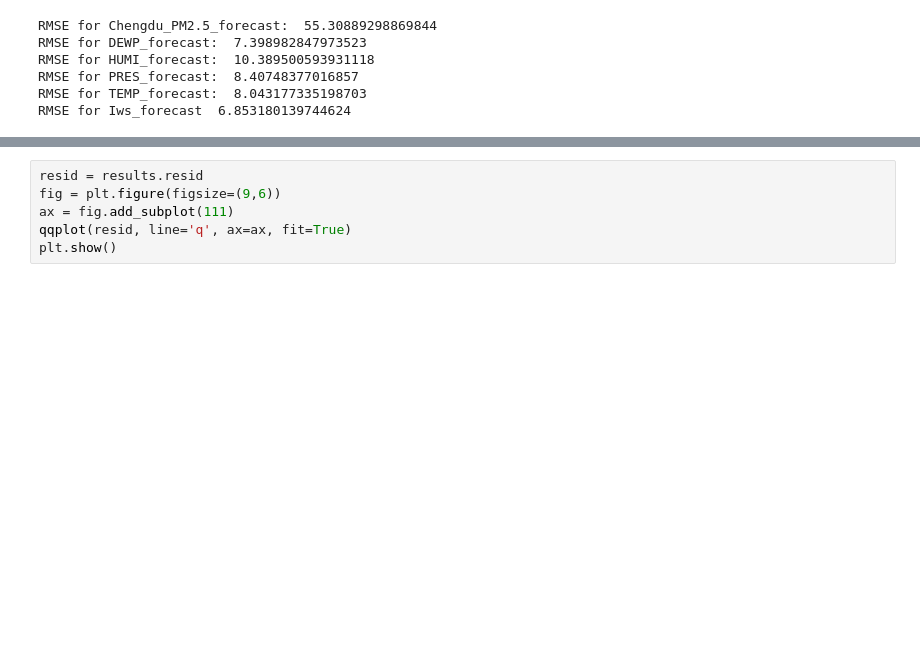
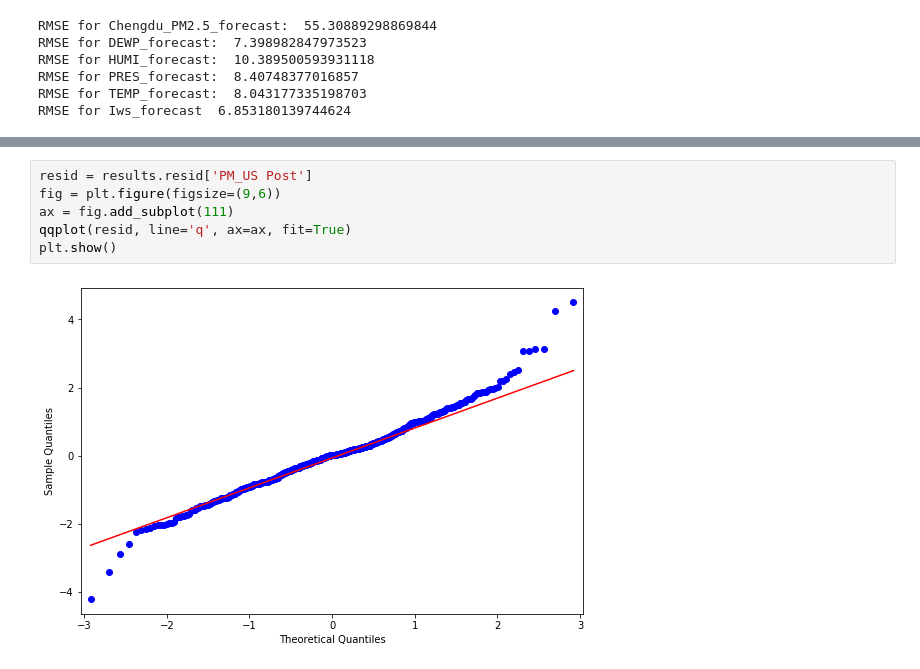
Before and after one commit to A-Y-Yang/Math-564-Time-Series-PM2.5-China-master, a Jupyter notebook: VAR/Chengdu-(daily)-(VAR).ipynb, the cells around one changed output, grey strips where cells are left out. Saved outputs shown, nothing was run; the diff lists cells and outputs as text; blank space fills up the shorter version.

```diff
--- a/VAR/Chengdu-(daily)-(VAR).ipynb
+++ b/VAR/Chengdu-(daily)-(VAR).ipynb
@@ -415,9 +402,11 @@ irf.plot_cum_effects(orth=False);
 # %%
-resid = results.resid
+resid = results.resid['PM_US Post']
 fig = plt.figure(figsize=(9,6))
 ax = fig.add_subplot(111)
 qqplot(resid, line='q', ax=ax, fit=True)
 plt.show()
+# %% [output]
+[figure, added]
 # %%
 #Forecast Error Variance Decomposition (FEVD) method
 fevd = results.fevd(5)
```
Also changed, not shown: parts of 13 cells of this notebook, 5 other files.
